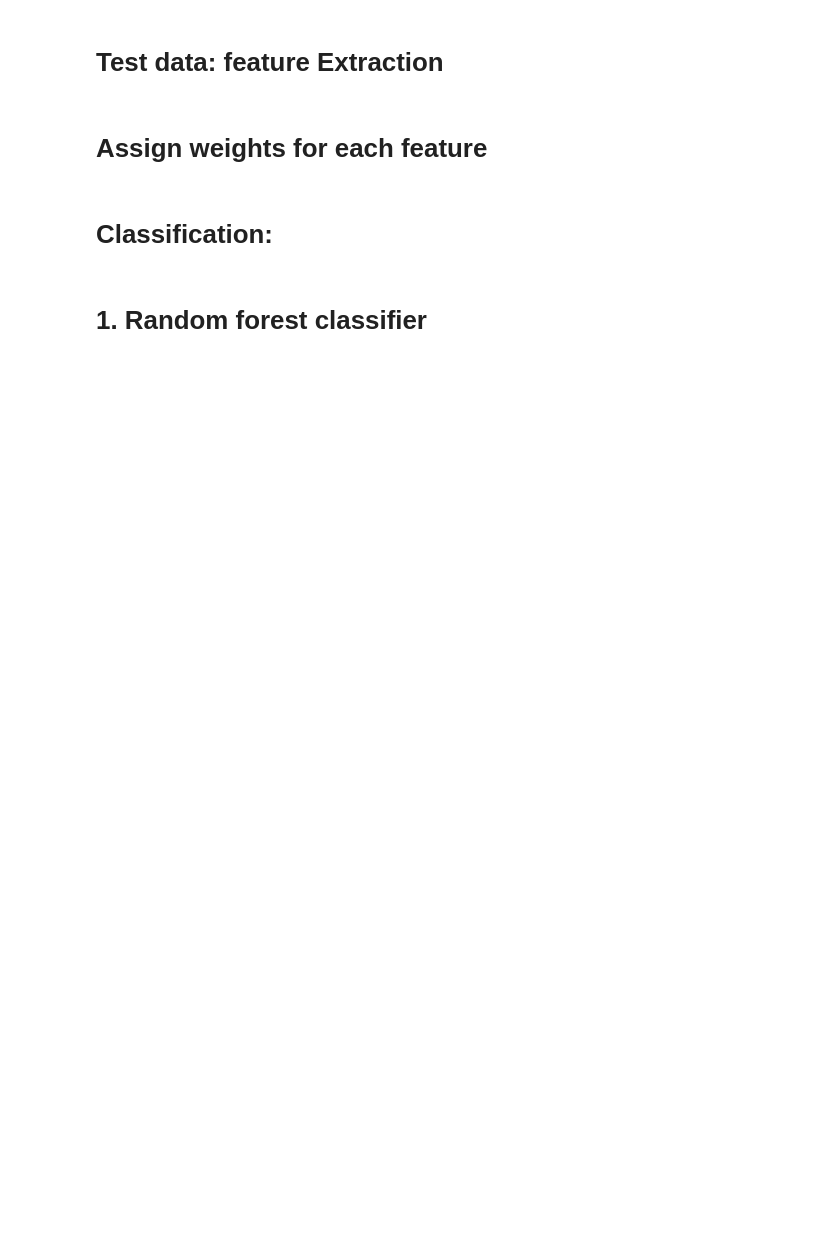
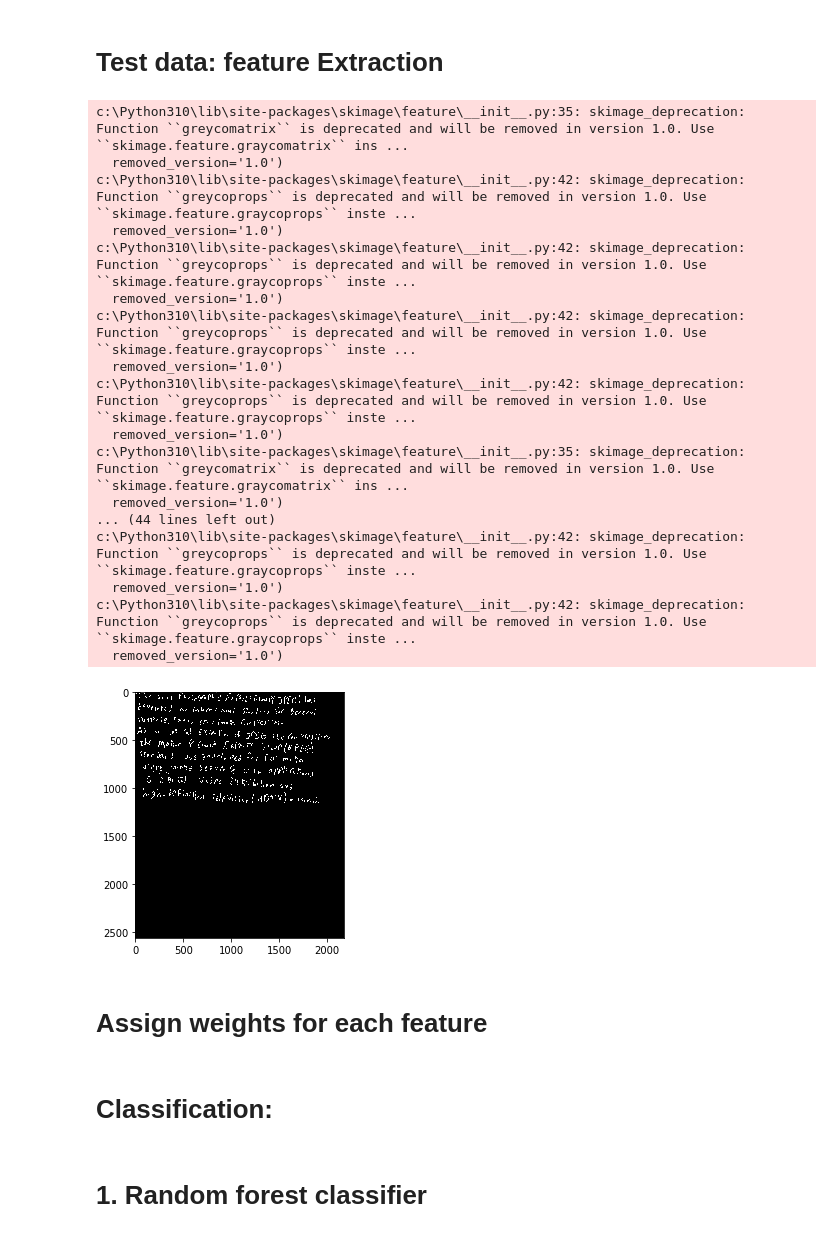
Before and after one commit to Omar-ahmed314/S-he-detector, a Jupyter notebook: Classification.ipynb, the cells around one changed output. Saved outputs shown, nothing was run; the diff lists cells and outputs as text; code cells hidden in the pictures; blank space fills up the shorter version.

```diff
--- a/Classification.ipynb
+++ b/Classification.ipynb
@@ -149,45 +176,68 @@ X_test=[]
 HOG_test=[]
 LBP_test=[]
 GLCM_test=[]
-files = os.listdir("Test_data/")
+# files = os.listdir("Test_data/")
+files = os.listdir("Test_data_evaluation/")
 
 for file in files:
 
     # read te img
-    img = io.imread("Test_data/" +file )
+    # img = io.imread("Test_data/" +file )
+    img = io.imread("Test_data_evaluation/" +file )
 
     #------------------- HOG feature------------------------
     feature_vector,hog_image=HOG(img)
     HOG_test.append(feature_vector)
     #--------------------------------------------------------
 
     # #------------------- LBP feature------------------------
     img = cf.downSize(img , 0.5)
     hist = desc.describe(img)
     LBP_test.append(hist)
     #--------------------------------------------------------
 
     #------------------- GLCM feature------------------------
-    img = cv2.imread("Test_data/"+file )
+    # img = cv2.imread("Test_data/"+file )
+    img = cv2.imread("Test_data_evaluation/"+file )
     GLCM_test=GLCM(img)
     #--------------------------------------------------------
 
     # concatenate all the features in X_train
     feature_test_temp=(np.hstack((HOG_test,LBP_test))).tolist()
     feature_test_temp2=(np.hstack((feature_test_temp[0],GLCM_test))).tolist()
     X_test.append( feature_test_temp2 )
 
     # reset them for the next image
     HOG_test=[]
     LBP_test=[]
     GLCM_test=[]
 
 
 #X_test=np.array(X_test)
 
 #write feature vector of test data in external file
-with open('test_features.npy', 'wb') as f:
+# with open('test_features.npy', 'wb') as f:
+with open('test_evaluation_features.npy', 'wb') as f:
     np.save(f, X_test)
 f.close()
+# %% [output]
+c:\Python310\lib\site-packages\skimage\feature\__init__.py:35: skimage_deprecation: Function ``greycomatrix`` is deprecated and will be removed in version 1.0. Use ``skimage.feature.graycomatrix`` ins ...
+  removed_version='1.0')
+c:\Python310\lib\site-packages\skimage\feature\__init__.py:42: skimage_deprecation: Function ``greycoprops`` is deprecated and will be removed in version 1.0. Use ``skimage.feature.graycoprops`` inste ...
+  removed_version='1.0')
+c:\Python310\lib\site-packages\skimage\feature\__init__.py:42: skimage_deprecation: Function ``greycoprops`` is deprecated and will be removed in version 1.0. Use ``skimage.feature.graycoprops`` inste ...
+  removed_version='1.0')
+c:\Python310\lib\site-packages\skimage\feature\__init__.py:42: skimage_deprecation: Function ``greycoprops`` is deprecated and will be removed in version 1.0. Use ``skimage.feature.graycoprops`` inste ...
+  removed_version='1.0')
+c:\Python310\lib\site-packages\skimage\feature\__init__.py:42: skimage_deprecation: Function ``greycoprops`` is deprecated and will be removed in version 1.0. Use ``skimage.feature.graycoprops`` inste ...
+  removed_version='1.0')
+c:\Python310\lib\site-packages\skimage\feature\__init__.py:35: skimage_deprecation: Function ``greycomatrix`` is deprecated and will be removed in version 1.0. Use ``skimage.feature.graycomatrix`` ins ...
+  removed_version='1.0')
+... (44 lines left out)
+c:\Python310\lib\site-packages\skimage\feature\__init__.py:42: skimage_deprecation: Function ``greycoprops`` is deprecated and will be removed in version 1.0. Use ``skimage.feature.graycoprops`` inste ...
+  removed_version='1.0')
+c:\Python310\lib\site-packages\skimage\feature\__init__.py:42: skimage_deprecation: Function ``greycoprops`` is deprecated and will be removed in version 1.0. Use ``skimage.feature.graycoprops`` inste ...
+  removed_version='1.0')
+[figure, added]
 # %%
 # Read feature vector of test data from the npy file
```
Also changed, not shown: parts of 13 cells of this notebook, 6 other files.
